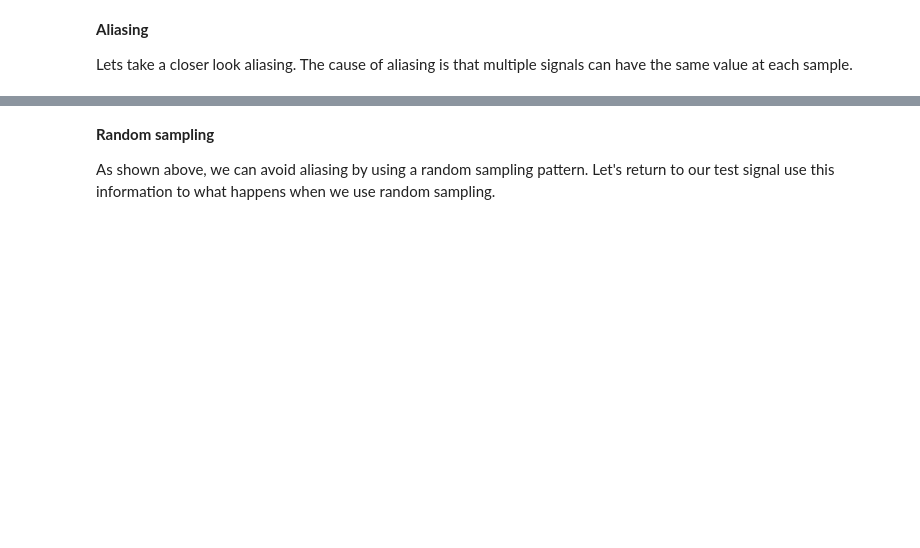
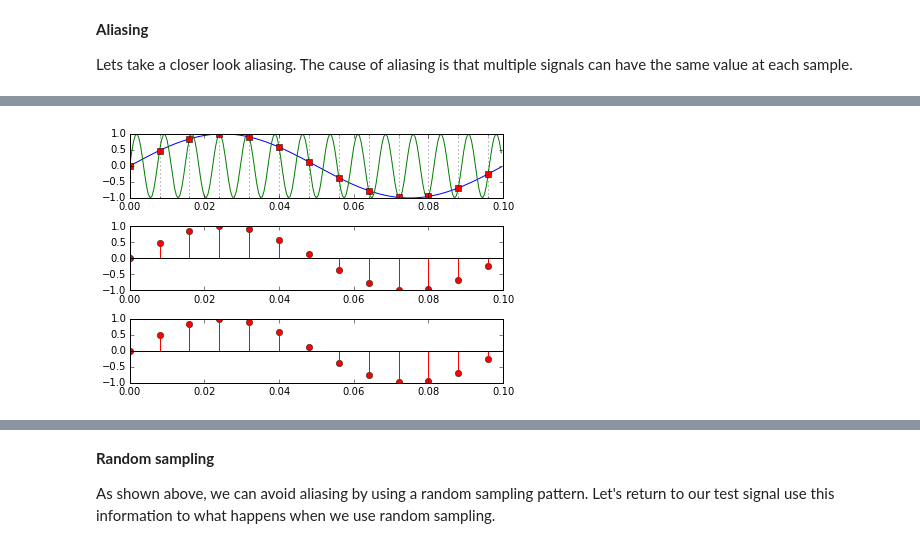
Before and after one commit to kwinkunks/leadingEdge, a Jupyter notebook: compressed.ipynb, the cells around one changed output, grey strips where cells are left out. Cells and saved outputs as stored; diff of their text form; code cells hidden in the pictures; blank space fills up the shorter version.

```diff
--- a/compressed.ipynb
+++ b/compressed.ipynb
@@ -101,0 +65,4 @@ NameError: name 'arange' is not defined
+# %%
+demo.aliased()
+# %% [output]
+[figure, added]
```
Also changed, not shown: parts of 16 cells of this notebook, 1 other file.
